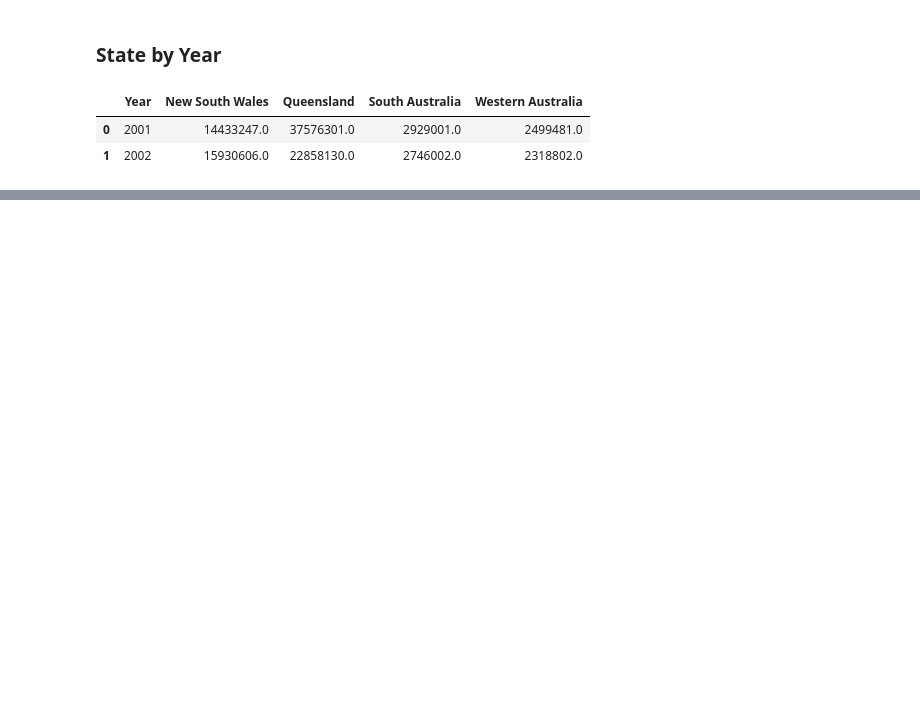
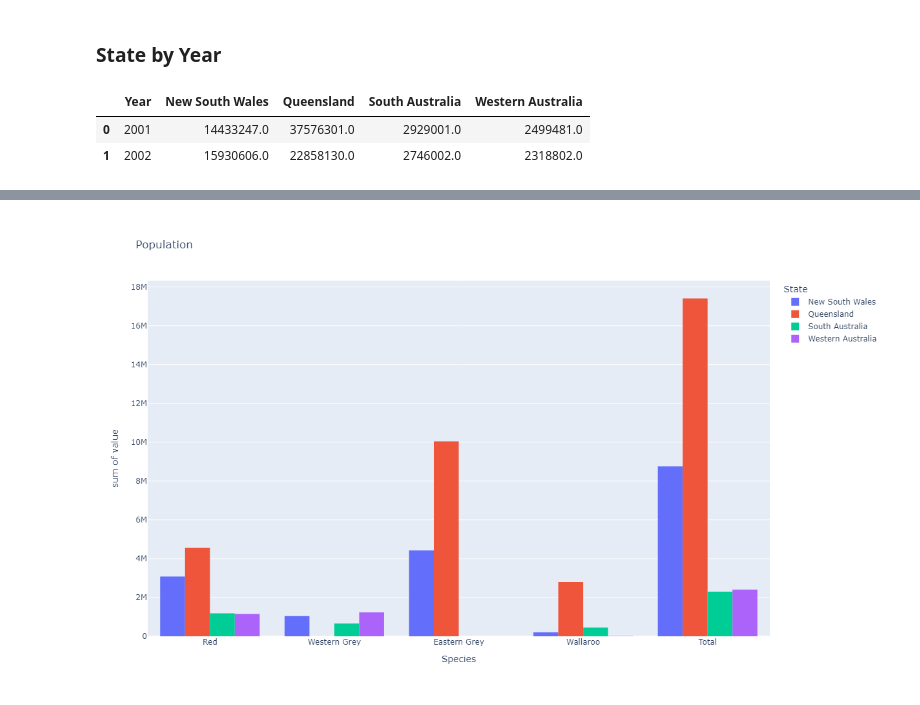
Before and after one commit to sethclose/kangaroo, a Jupyter notebook: kangaroo_data.ipynb, the cells around one changed output, grey strips where cells are left out. Cells and saved outputs as stored; diff of their text form; code cells hidden in the pictures; blank space fills up the shorter version.

```diff
--- a/kangaroo_data.ipynb
+++ b/kangaroo_data.ipynb
@@ -209,0 +233,15 @@ fig.show()
+# %%
+df_h2 = df.groupby(['State']).mean()
+df_h2.drop('Year', axis=1, inplace=True)
+df_h2 = df_h2.T
+df_h2.reset_index(inplace=True)
+df_h2.rename(columns={'index':'Species'}, inplace=True)
+
+fig = px.histogram(data_frame = df_h2, x = 'Species', y = df_h2.columns, title="Population", barmode='group')
+fig.update_layout(
+    autosize=False,
+    width=790,
+    height=730)
+fig.show()
+# %% [output]
+[figure, added]
```
Also changed, not shown: parts of 5 cells of this notebook, 2 other files.
